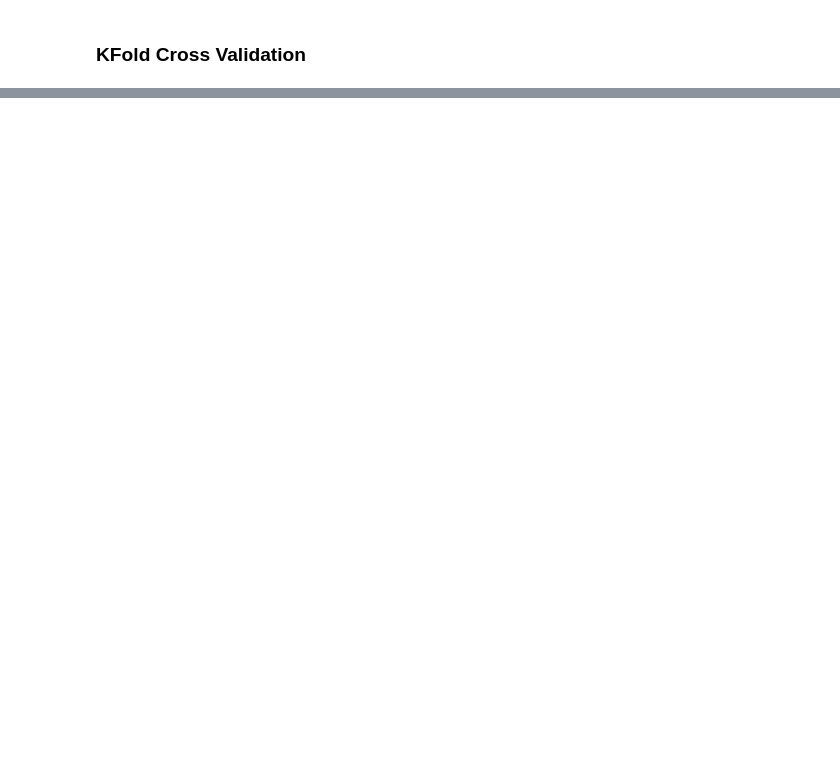
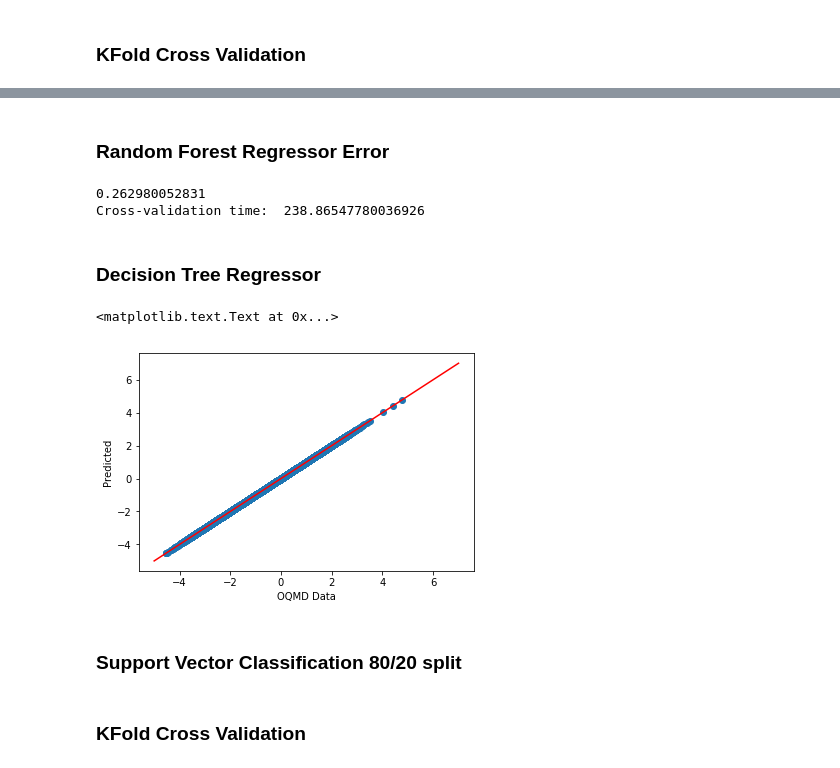
Before and after one commit to aaggarw99/WardElementFracBenchmark, a Jupyter notebook: WardElementFrac.ipynb, the cells around one changed output, grey strips where cells are left out. Drawn from its saved outputs; the diff is of its cells as text; code cells hidden in the pictures; blank space fills up the shorter version.

```diff
--- a/WardElementFrac.ipynb
+++ b/WardElementFrac.ipynb
@@ -168,0 +218,17 @@ Accuracy 0.96 (+/- 0.00)
+# %%
+# Remove Outliers
+min_value = training_set_epa.min().delta_e
+training_set_epa.replace((min_value), np.nan, inplace=True)
+training_set_epa.dropna(inplace=True)
+# %%
+#Descretize into pos/neg formation energy
+
+delta_e = np.array(training_set_epa['delta_e'], dtype=float)
+#will hold pos/neg for each element in delta_e
+energy_range = np.zeros(np.shape(delta_e), dtype=str)
+for i in range(len(delta_e)):
+    if delta_e[i] < 0:
+        energy_range[i] = 'neg'
+    else:
+        energy_range[i] = 'pos'
+energy_range
@@ -168,0 +272,6 @@ Accuracy 0.96 (+/- 0.00)
+# %%
+rf_model = RandomForestRegressor(n_jobs=1)
+print(np.shape(training_set_epa))
+print(np.shape(delta_e))
+rf_model.fit(training_set_epa.drop(cols_to_drop, axis=1), delta_e)
+rf_prediction = rf_model.predict(training_set_epa.drop(cols_to_drop, axis=1))
@@ -168,0 +289,29 @@ Accuracy 0.96 (+/- 0.00)
+# %% [markdown]
+### Random Forest Regressor Error
+# %%
+cv_start = time.time()
+errors = cross_val_score(RandomForestRegressor(), training_set_epa.drop(cols_to_drop, axis=1),delta_e, scoring="neg_mean_absolute_error", cv=10)
+mae = np.mean(np.abs(errors))
+
+print(mae)
+cv_time = time.time() - cv_start
+print("Cross-validation time: ", cv_time)
+# %% [output]
+0.262980052831
+Cross-validation time:  238.86547780036926
+# %% [markdown]
+### Decision Tree Regressor
+# %%
+dt_model = DecisionTreeRegressor()
+dt_model.fit(training_set_epa.drop(cols_to_drop, axis=1), delta_e)
+dt_prediction = dt_model.predict(training_set_epa.drop(cols_to_drop, axis=1))
+# %%
+plt.scatter(delta_e, dt_prediction)
+plt.plot(range(-5, 8), range(-5, 8), 'r')
+plt.xlabel("OQMD Data")
+plt.ylabel("Predicted")
+# %% [output]
+<matplotlib.text.Text at 0x...>
+[figure, added]
+# %% [markdown]
+### Support Vector Classification 80/20 split
@@ -168,0 +324,2 @@ Accuracy 0.96 (+/- 0.00)
+# %% [markdown]
+### KFold Cross Validation
```
Also changed, not shown: parts of 70 cells of this notebook.
